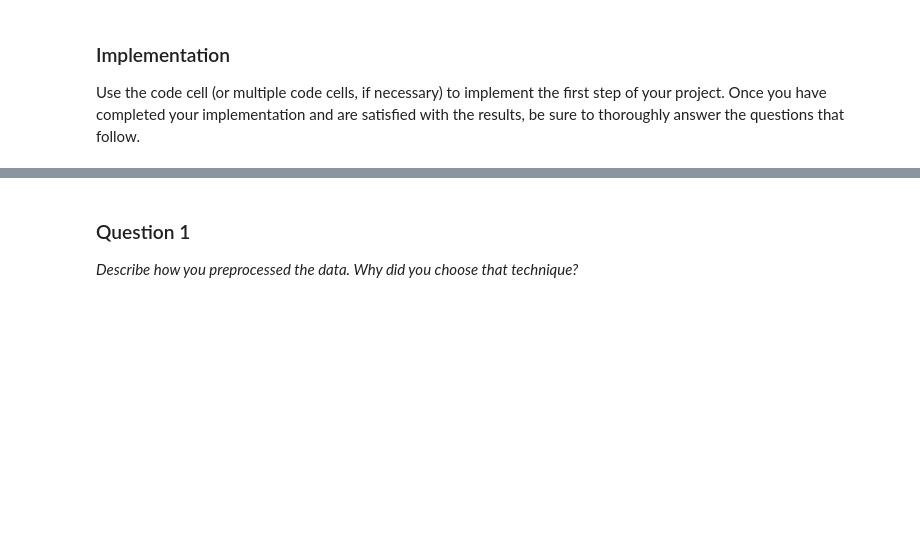
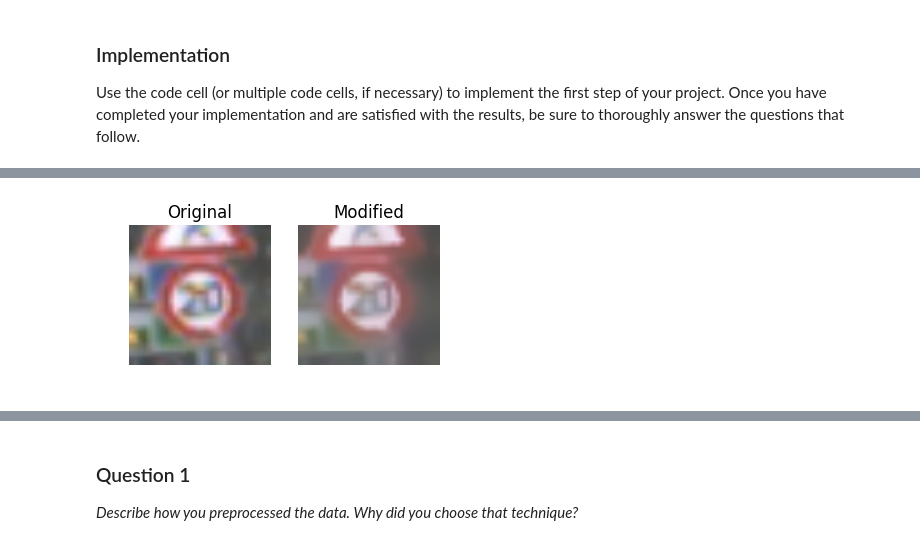
Before and after one commit to csq20081052/CarND-Traffic-Sign-Classifier-Project-P2, a Jupyter notebook: Traffic_Sign_Classifier.ipynb, the cells around one changed output, grey strips where cells are left out. Cells and saved outputs as stored; diff of their text form; code cells hidden in the pictures; blank space fills up the shorter version.

```diff
--- a/Traffic_Sign_Classifier.ipynb
+++ b/Traffic_Sign_Classifier.ipynb
@@ -163,0 +255,9 @@ Use the code cell (or multiple code cells, if necessary) to implement the first
+# %%
+def bilateralFilter(image, *args):
+    return cv2.bilateralFilter(image,9,75,75)
+
+res = bilateralFilter(laboratory_rat)
+plot_sign_compare(laboratory_rat, res)
+#plot_sign(10*(laboratory_rat-res))
+# %% [output]
+[figure, added]
```
Also changed, not shown: parts of 55 cells of this notebook.
